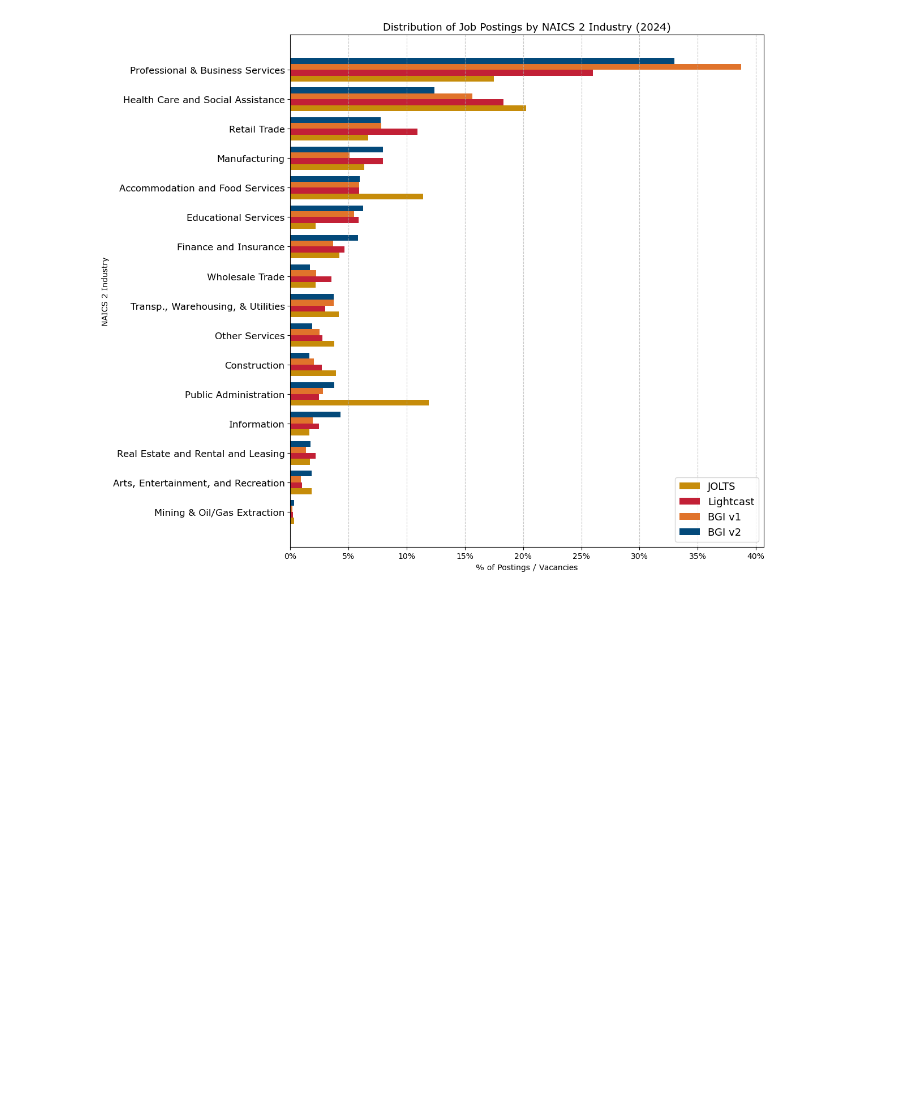
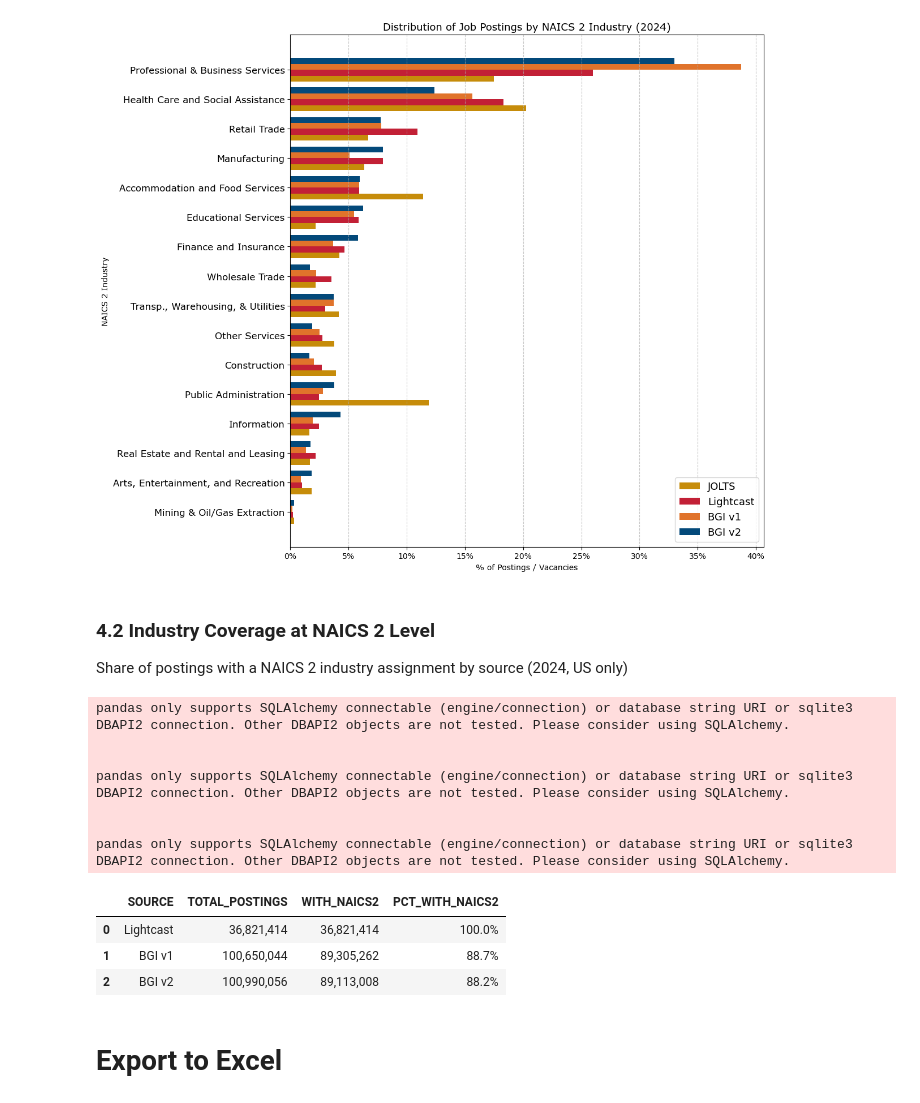
Before and after one commit to Burning-Glass-Institute/profiles_release_comparisons, a Jupyter notebook: postings_release_analysis_v2.ipynb, the cells around one changed output. Saved outputs shown, nothing was run; the diff lists cells and outputs as text; code cells hidden in the pictures; blank space fills up the shorter version.

```diff
--- a/postings_release_analysis_v2.ipynb
+++ b/postings_release_analysis_v2.ipynb
@@ -1297,3 +1403,68 @@ plt.tight_layout()
 plt.show()
 # %% [output]
 [figure]
+# %% [markdown]
+### 4.2 Industry Coverage at NAICS 2 Level
+Share of postings with a NAICS 2 industry assignment by source (2024, US only)
+# %%
+# Industry coverage: share of 2024 US postings with NAICS2 assigned
+
+# Lightcast
+lc_ind_cov_query = """
+SELECT
+    COUNT(*) AS TOTAL_POSTINGS,
+    SUM(CASE WHEN NAICS2_NAME IS NOT NULL THEN 1 ELSE 0 END) AS WITH_NAICS2
+FROM BGI_POSTINGS_BACKUPS.DEC_25.US_POSTINGS
+WHERE YEAR(POSTED) = 2024
+"""
+lc_ind_cov = run_query(lc_ind_cov_query)
+lc_ind_cov['SOURCE'] = 'Lightcast'
+
+# BGI v1
+bgi_v1_ind_cov_query = """
+SELECT
+    COUNT(*) AS TOTAL_POSTINGS,
+    SUM(CASE WHEN BGI_NAICS2_NAME IS NOT NULL THEN 1 ELSE 0 END) AS WITH_NAICS2
+FROM REVELIO_CLEAN.V1.BGI_POSTINGS
+WHERE BGI_COUNTRY = 'United States'
+  AND YEAR(POST_DATE) = 2024
+"""
+bgi_v1_ind_cov = run_query(bgi_v1_ind_cov_query)
+bgi_v1_ind_cov['SOURCE'] = 'BGI v1'
+
+# BGI v2: NAICS comes from employer table join
+bgi_v2_ind_cov_query = """
+SELECT
+    COUNT(*) AS TOTAL_POSTINGS,
+    SUM(CASE WHEN POSTS.BGI_NAICS2_NAME IS NOT NULL THEN 1 ELSE 0 END) AS WITH_NAICS2
+FROM REVELIO_CLEAN.BGI_2026_02.BGI_POSTINGS posts
+WHERE posts.country = 'United States'
+  AND YEAR(posts.POST_DATE) = 2024
+"""
+bgi_v2_ind_cov = run_query(bgi_v2_ind_cov_query)
+bgi_v2_ind_cov['SOURCE'] = 'BGI v2'
+
+# Combine and compute coverage percentage
+industry_coverage = pd.concat([lc_ind_cov, bgi_v1_ind_cov, bgi_v2_ind_cov], ignore_index=True)
+industry_coverage['PCT_WITH_NAICS2'] = (industry_coverage['WITH_NAICS2'] / industry_coverage['TOTAL_POSTINGS']) * 100
+industry_coverage = industry_coverage[['SOURCE', 'TOTAL_POSTINGS', 'WITH_NAICS2', 'PCT_WITH_NAICS2']]
+
+display(industry_coverage.style.format({
+    'TOTAL_POSTINGS': '{:,.0f}',
+    'WITH_NAICS2': '{:,.0f}',
+    'PCT_WITH_NAICS2': '{:.1f}%'
+}))
+# %% [output]
+pandas only supports SQLAlchemy connectable (engine/connection) or database string URI or sqlite3 DBAPI2 connection. Other DBAPI2 objects are not tested. Please consider using SQLAlchemy.
+
+
+pandas only supports SQLAlchemy connectable (engine/connection) or database string URI or sqlite3 DBAPI2 connection. Other DBAPI2 objects are not tested. Please consider using SQLAlchemy.
+
+
+pandas only supports SQLAlchemy connectable (engine/connection) or database string URI or sqlite3 DBAPI2 connection. Other DBAPI2 objects are not tested. Please consider using SQLAlchemy.
+|  | SOURCE | TOTAL_POSTINGS | WITH_NAICS2 | PCT_WITH_NAICS2 |
+| 0 | Lightcast | 36,821,414 | 36,821,414 | 100.0% |
+| 1 | BGI v1 | 100,650,044 | 89,305,262 | 88.7% |
+| 2 | BGI v2 | 100,990,056 | 89,113,008 | 88.2% |
+# %% [markdown]
+# Export to Excel
```
Also changed, not shown: parts of 11 cells of this notebook, 6 other files.
